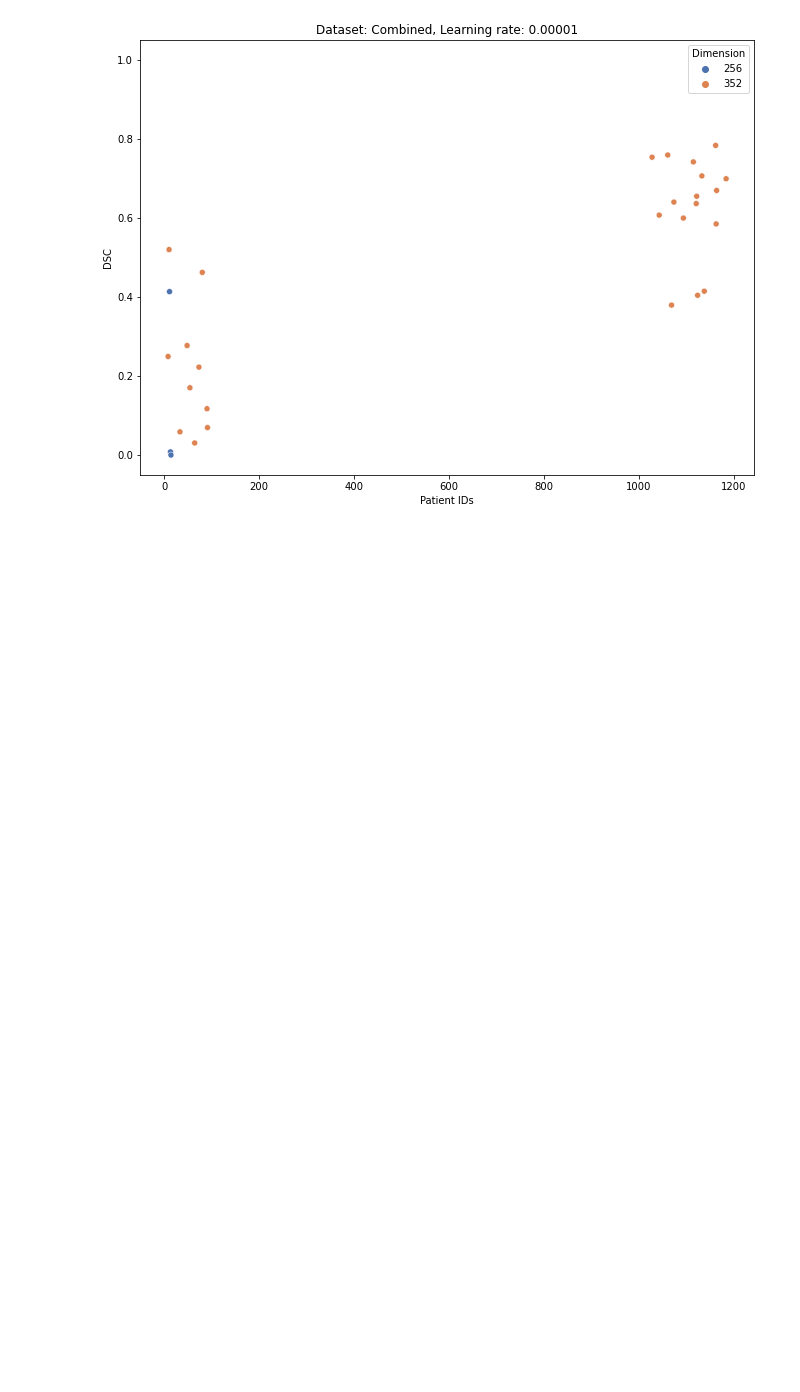
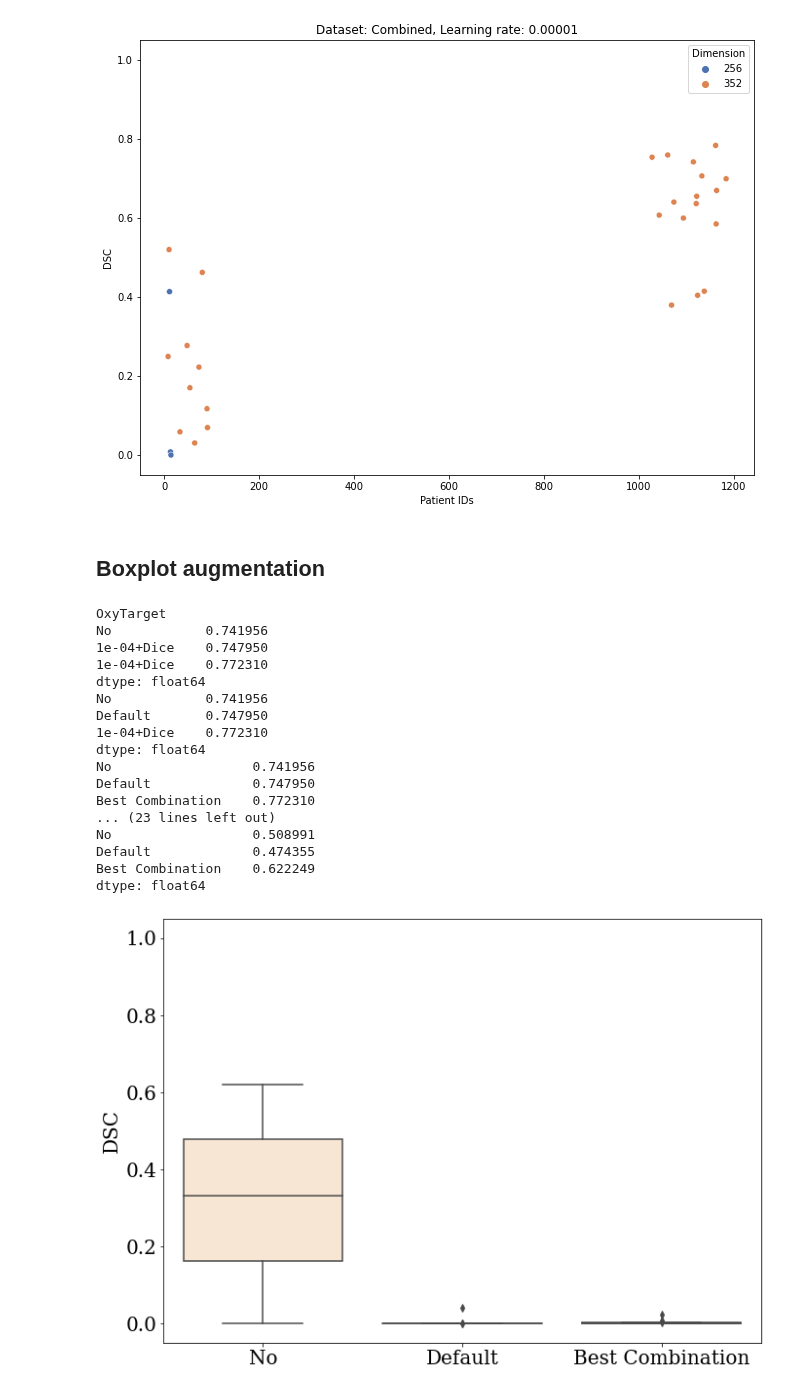
Before and after one commit to IngvildAskimAdde/MasterThesis, a Jupyter notebook: visualize_results.ipynb, the cells around one changed output. Drawn from its saved outputs; the diff is of its cells as text; code cells hidden in the pictures; blank space fills up the shorter version.

```diff
--- a/visualize_results.ipynb
+++ b/visualize_results.ipynb
@@ -184,7 +197,7 @@ def scatterplot(dataframe, x_value, y_value, hue=None, save=False):
         fig.savefig('scatter_Combined_ID_6.pdf')
 # %%
 excel_path = '/Volumes/LaCie/MasterThesis_Ingvild/Excel_data/Experiment_plan.xlsx'
-Combined = dataframe_of_f1scores(excel_path, 'Combined',['patient_352.csv','patient_256.csv'], patient_ids=True)
+Combined = dataframe_of_f1scores(excel_path, 'Combined',['patient_352.csv','patient_256.csv'], [0,1,2,3,4,5], patient_ids=True)
 Combined['Dimension'] = 352
 Combined['Dimension'][26:] = 256
 print(Combined)
@@ -216,3 +229,5 @@ See the caveats in the documentation: https://pandas.pydata.org/pandas-docs/stab
 27         2.371354e-12         3.678161e-01         7.914480e-03        256
 28         4.837930e-12         1.468462e-01         4.531037e-12        256
 [figure]
+# %% [markdown]
+## Boxplot augmentation
@@ -218,0 +251,54 @@ See the caveats in the documentation: https://pandas.pydata.org/pandas-docs/stab
+# %%
+def main_aug():
+
+    excel_path = '/Volumes/LaCie/MasterThesis_Ingvild/Excel_data/Experiment_plan.xlsx'
+
+    #Define correct experiments (ID-1)
+    ids_larc = [6,17,18]
+    ids_oxy = [5,11,12]
+    ids_comb = [3,6,7]
+
+    #Creating dataframes of det f1 scores of the validation patients
+    Oxy = dataframe_of_f1scores(excel_path, 'Oxy', ['patient.csv'], ids_oxy)
+    LARC = dataframe_of_f1scores(excel_path, 'LARC',['patient_352.csv','patient_256.csv'], ids_larc)
+    Combined = dataframe_of_f1scores(excel_path, 'Combined',['patient_352.csv','patient_256.csv'], ids_comb)
+
+    #Creating dictionary of dataframes
+    dictionary = {'OxyTarget': Oxy, 'LARC-RRP': LARC, 'Combined': Combined}
+
+    col_names = ['No', 'Default', 'Best Combination']
+
+    for key in dictionary:
+        print(key)
+        for i in range(len(dictionary[key].columns)):
+            dictionary[key].columns.values[i] = col_names[i]
+            print(dictionary[key].median())
+        dictionary[key]['Data'] = key
+        dictionary[key] = pd.melt(dictionary[key], id_vars=['Data'], var_name=['Parameters'])
+
+    colors_Oxy = ['#deebf7','#9ecae1','#3182bd']
+    colors_LARC = ['#fee6ce','#fdae6b','#e6550d']
+    colors_Comb = ['#e5f5e0','#a1d99b','#31a354']
+
+    boxplot_aug(dictionary['LARC-RRP'], 20, 20, '', colors_LARC, save=True)
+# %%
+main_aug()
+# %% [output]
+OxyTarget
+No            0.741956
+1e-04+Dice    0.747950
+1e-04+Dice    0.772310
+dtype: float64
+No            0.741956
+Default       0.747950
+1e-04+Dice    0.772310
+dtype: float64
+No                  0.741956
+Default             0.747950
+Best Combination    0.772310
+... (23 lines left out)
+No                  0.508991
+Default             0.474355
+Best Combination    0.622249
+dtype: float64
+[figure, added]
```
Also changed, not shown: parts of 8 cells of this notebook, 3 other files.
